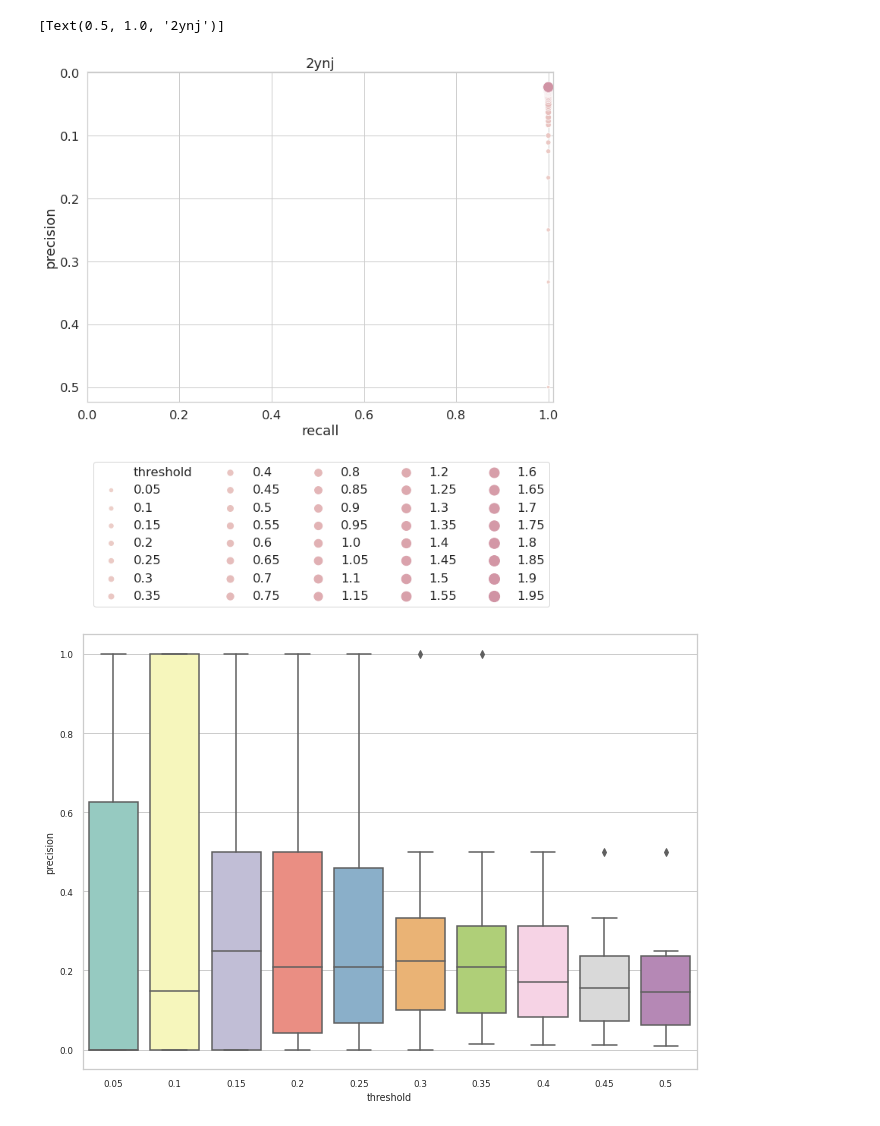
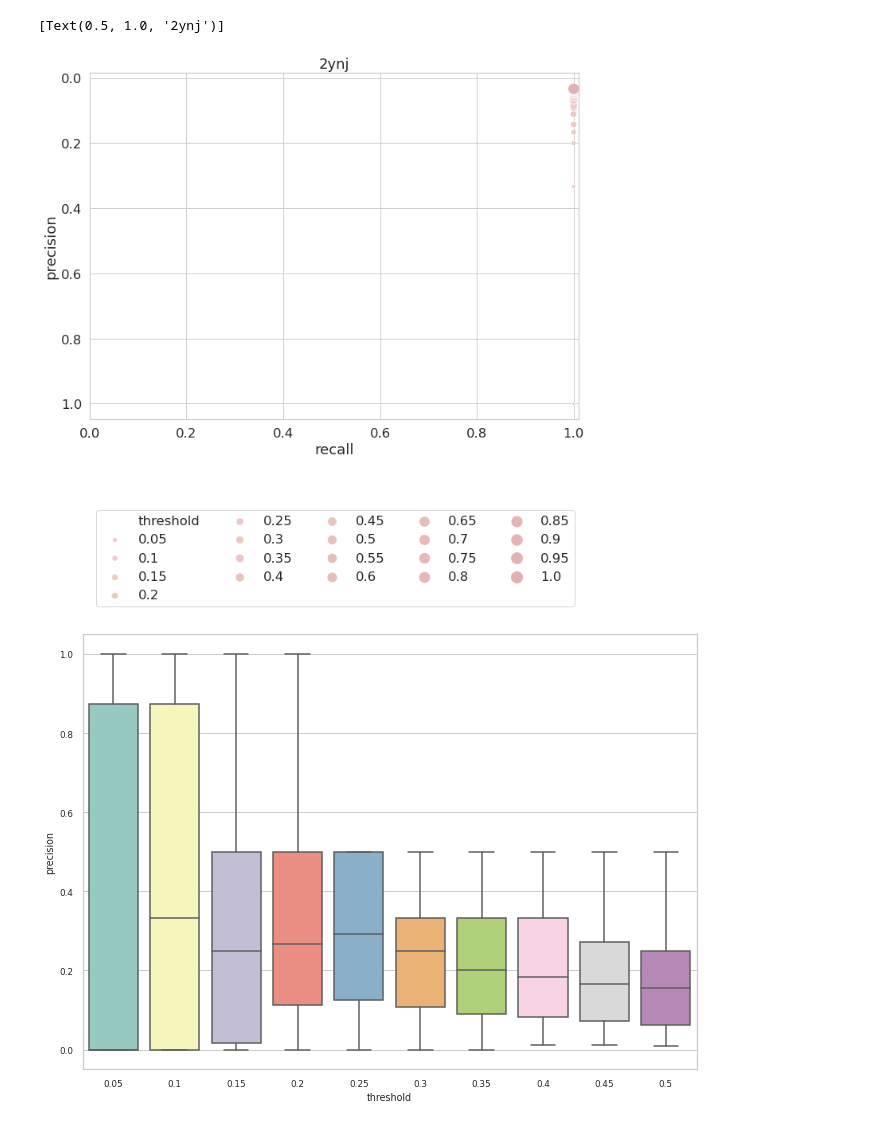
Before and after one commit to Candice-Nichols/SortItOut, a Jupyter notebook: graph/stoic graph.ipynb, the cells around one changed output. Saved outputs shown, nothing was run; the diff lists cells and outputs as text; code cells hidden in the pictures.

```diff
--- a/graph/stoic graph.ipynb
+++ b/graph/stoic graph.ipynb
@@ -4,27 +4,27 @@ import pandas as pd
 import matplotlib.pyplot as plt
 import seaborn as sns
 # %%
-stat_p = pd.read_csv("stoich_0305.csv")
+stat_p = pd.read_csv("stoich_0426.csv")
 stat_p
 
 sorted_data=stat_p[stat_p["FittedPDBs"].isin(["2ynj"])]
 sorted_data2=sorted_data[["threshold","precision","recall"]]
 df = sorted_data2[sorted_data.precision != "#DIV/0!"]
 df2=df.astype('float')
 
 
 sns.set(style="whitegrid",rc={'figure.figsize':(11,8)},font_scale=1.5)
 sns.set_palette("Set3")
 #ax=sns.relplot(x=stat_p["precision"], y=stat_p["recall"],hue=stat_p["FittedPDBs"])
 ax=sns.scatterplot(data=df2,x="recall", y="precision",size="threshold",hue="threshold",sizes=(20, 200), hue_norm=(0, 7),legend="full")
 ax.set(xlim=[0,1.01])#,yticks=[0.1,0.2,0.3,0.4,0.5,0.6,0.7,0.8,0.9,1.0])
 ax.legend(loc='center left', bbox_to_anchor=(0, -0.4), ncol=5)
 #ax.legend(loc='center left', bbox_to_anchor=(1.00, 0.5), ncol=2)
 ax.invert_yaxis()
 ax.set(title="2ynj")
 # %% [output]
 [Text(0.5, 1.0, '2ynj')]
-[figure, old version]
+[figure, new version]
 # %%
 sorted_data=stat_p[stat_p["threshold"].isin([0.05,0.1,0.15,0.2,0.25,0.3,0.35,0.4,0.45,0.5])]
 sorted_data2=sorted_data[["threshold","precision"]]
@@ -44,7 +44,7 @@ ax=sns.boxplot(data=df2,x="threshold",y="precision")
 #ax.set(xticks=[0.05,0.1,0.15,0.2,0.25,0.3,0.35,0.4,0.45,0.5],yticks=[0.05,0.1,0.15,0.2,0.25,0.3,0.35,0.4,0.45,0.5])
 #ax.legend(loc='center left', bbox_to_anchor=(1.00, 0.5), ncol=2)
 # %% [output]
-[figure, old version]
+[figure, new version]
 # %%
 sorted_data=stat_p[stat_p["threshold"].isin([0.05,0.1,0.15,0.2,0.25,0.3,0.35,0.4,0.45,0.5])]
 sorted_data2=sorted_data[["threshold","precision"]]
```
Also changed, not shown: parts of 3 cells of this notebook, 51 other files.
